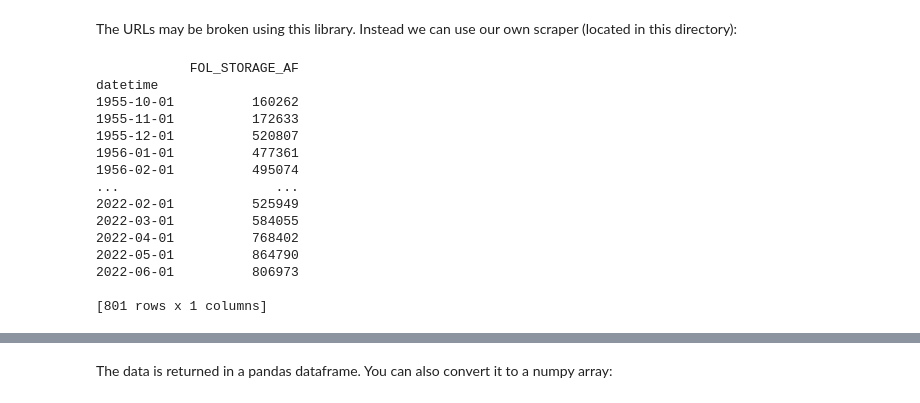
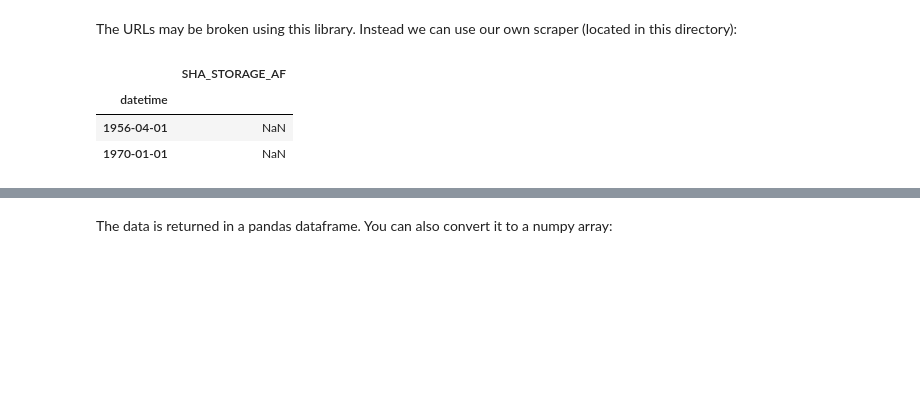
Before and after one commit to jdherman/eci273, a Jupyter notebook: L02-data-and-simulation.ipynb, the cells around one changed output, grey strips where cells are left out. Saved outputs shown, nothing was run; the diff lists cells and outputs as text; code cells hidden in the pictures; blank space fills up the shorter version.

```diff
--- a/L02-data-and-simulation.ipynb
+++ b/L02-data-and-simulation.ipynb
@@ -188,26 +189,22 @@ print(data)
 # %% [markdown]
 The URLs may be broken using this library. Instead we can use our own scraper (located in this directory):
 # %%
+import matplotlib.pyplot as plt
 from cdec_scraper import cdec_sensor_data
 
-df = cdec_sensor_data('FOL', 15, 'M', sd='1953-10-01', ed='2022-06-30')
-print(df)
+df = cdec_sensor_data('SHA', 15, 'M', sd='1953-10-01', ed='2022-06-30')
+
+df[df.SHA_STORAGE_AF.isna()]
+
+#df = df.fillna(method='ffill')
+#df = df.interpolate()
+
+# print(df.resample('A').mean())
 # %% [output]
-            FOL_STORAGE_AF
-datetime
-1955-10-01          160262
-1955-11-01          172633
-1955-12-01          520807
-1956-01-01          477361
-1956-02-01          495074
-...                    ...
-2022-02-01          525949
-2022-03-01          584055
-2022-04-01          768402
-2022-05-01          864790
-2022-06-01          806973
-
-[801 rows x 1 columns]
+|  | SHA_STORAGE_AF |
+| datetime |  |
+| 1956-04-01 | NaN |
+| 1970-01-01 | NaN |
 # %%
 df.plot()
 plt.show()
```
Also changed, not shown: parts of 5 cells of this notebook, 3 other files.
